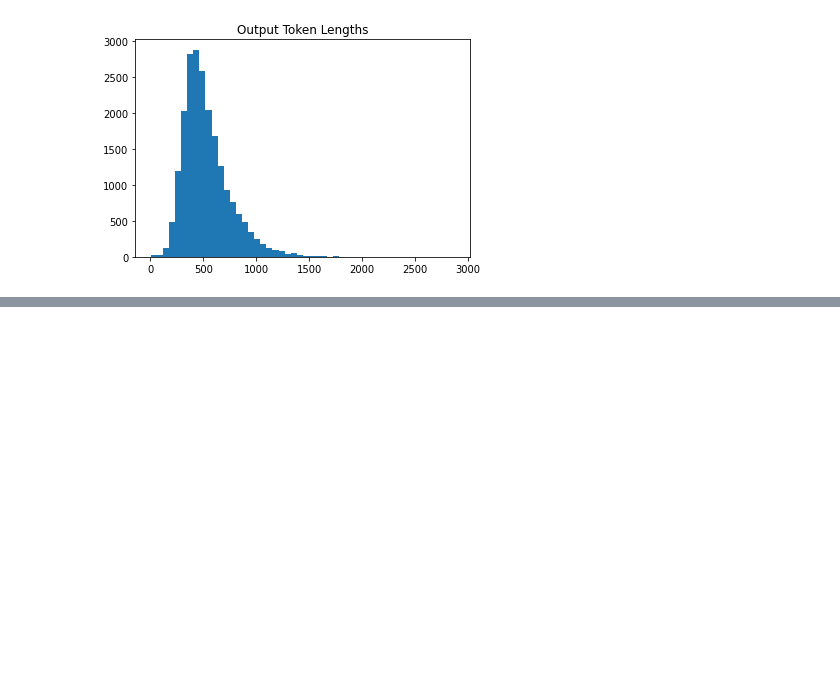
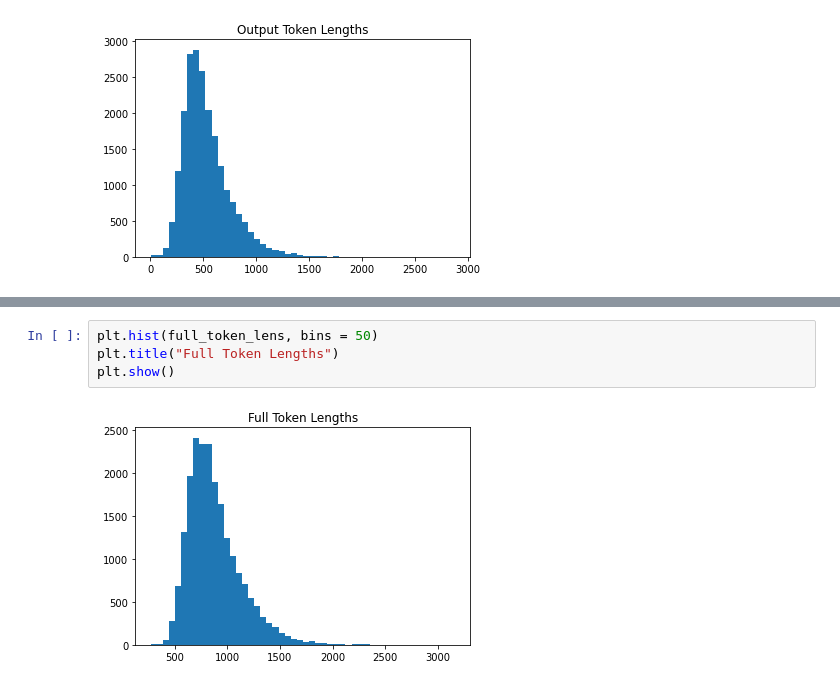
Before and after one commit to id4thomas/llama2-koalpaca, a Jupyter notebook: koalapca_data_stats.ipynb, the cells around one changed output, grey strips where cells are left out. Cells and saved outputs as stored; diff of their text form; blank space fills up the shorter version.

```diff
--- a/koalapca_data_stats.ipynb
+++ b/koalapca_data_stats.ipynb
@@ -67,0 +86,6 @@ plt.show()
+# %%
+plt.hist(full_token_lens, bins = 50)
+plt.title("Full Token Lengths")
+plt.show()
+# %% [output]
+[figure, added]
```
Also changed, not shown: parts of 7 cells of this notebook.
